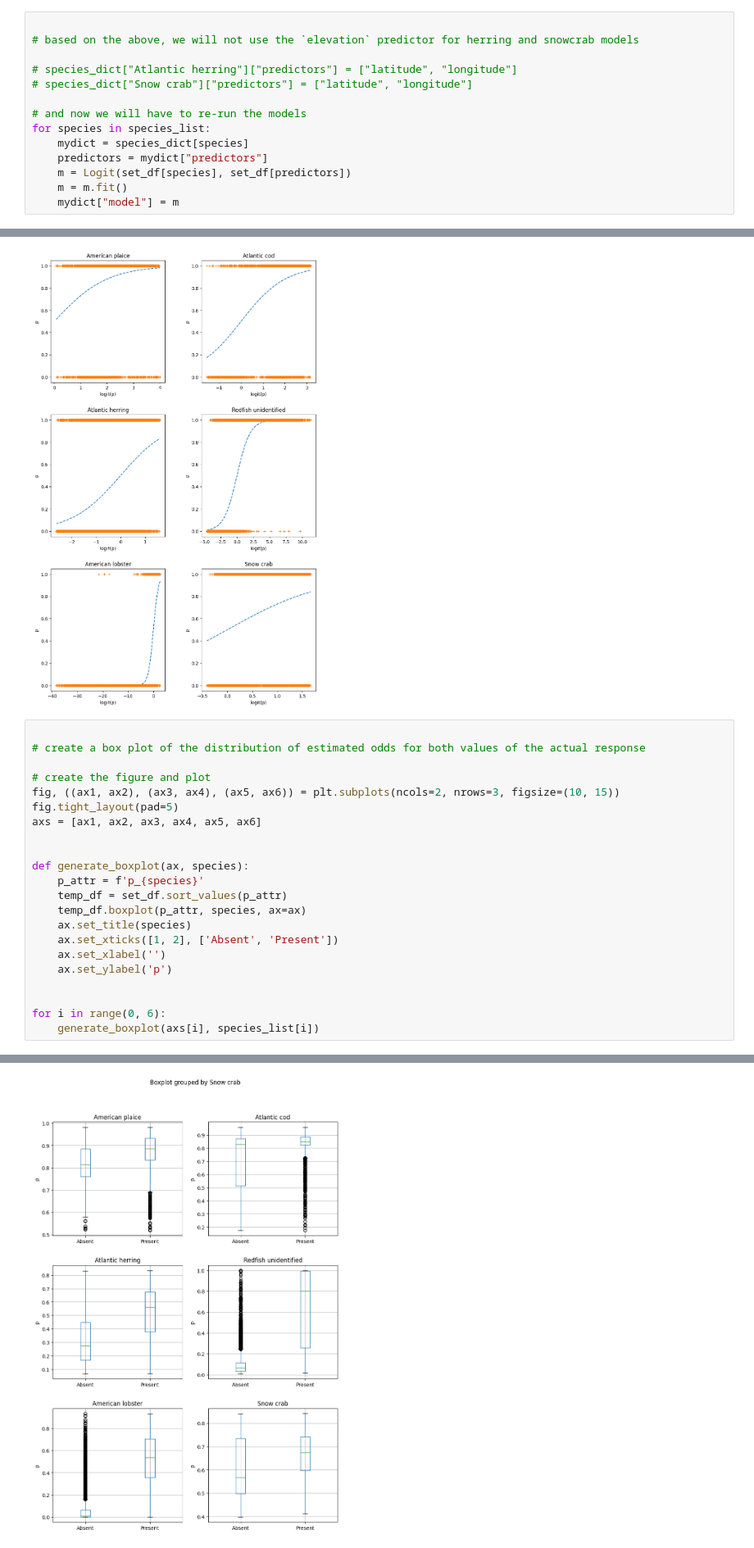
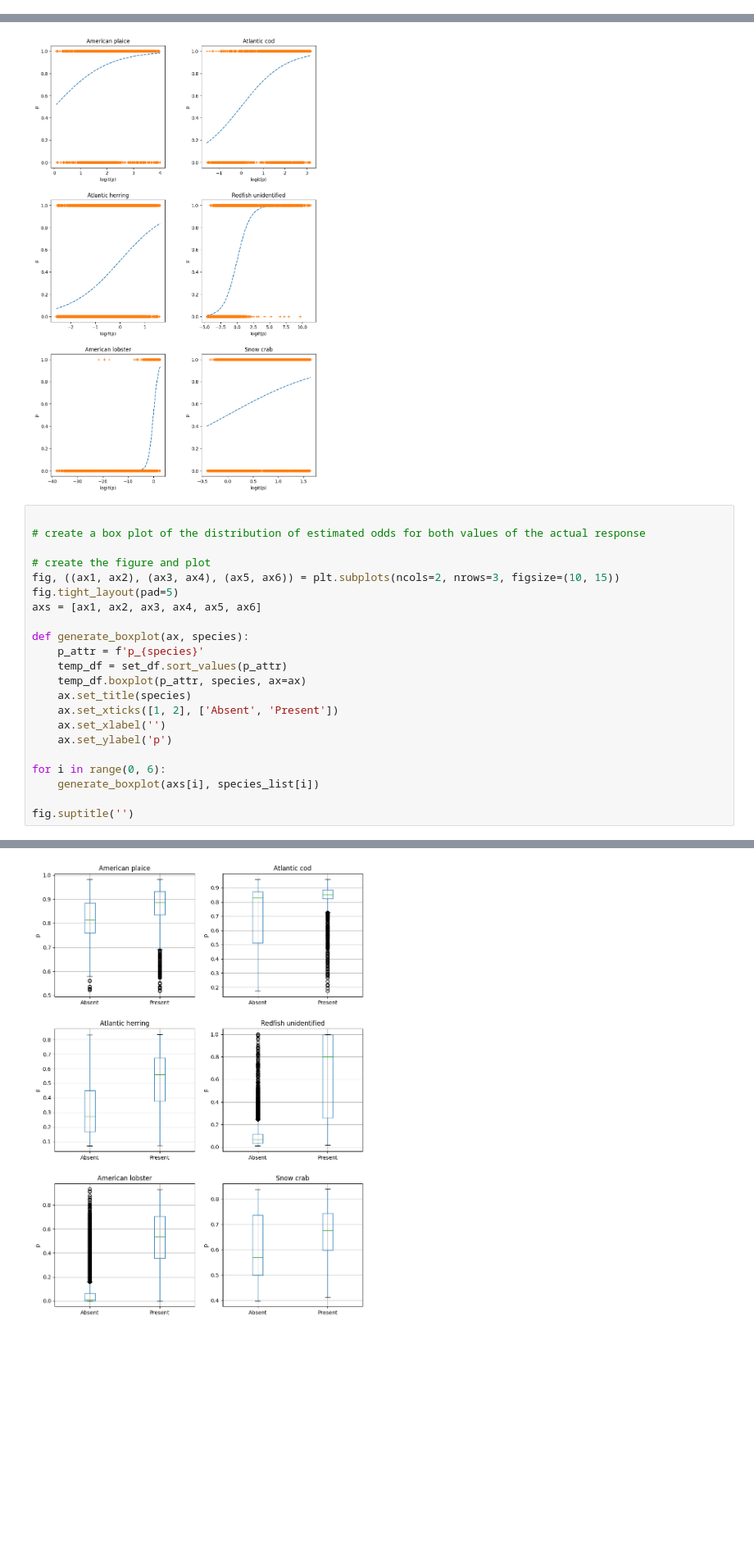
Before and after one commit to davjfish/WatspeedStatsGroupProject, a Jupyter notebook: analysis/Logistic_regression.ipynb, the cells around one changed output, grey strips where cells are left out. Shown at 82% size. Saved outputs shown, nothing was run; the diff lists cells and outputs as text; blank space fills up the shorter version.

```diff
--- a/analysis/Logistic_regression.ipynb
+++ b/analysis/Logistic_regression.ipynb
@@ -118,14 +118,0 @@ param_df
-# %%
-
-# based on the above, we will not use the `elevation` predictor for herring and snowcrab models
-
-# species_dict["Atlantic herring"]["predictors"] = ["latitude", "longitude"]
-# species_dict["Snow crab"]["predictors"] = ["latitude", "longitude"]
-
-# and now we will have to re-run the models
-for species in species_list:
-    mydict = species_dict[species]
-    predictors = mydict["predictors"]
-    m = Logit(set_df[species], set_df[predictors])
-    m = m.fit()
-    mydict["model"] = m
@@ -194,7 +162,6 @@ for i in range(0, 6):
 fig, ((ax1, ax2), (ax3, ax4), (ax5, ax6)) = plt.subplots(ncols=2, nrows=3, figsize=(10, 15))
 fig.tight_layout(pad=5)
 axs = [ax1, ax2, ax3, ax4, ax5, ax6]
-
 
 def generate_boxplot(ax, species):
     p_attr = f'p_{species}'
@@ -205,7 +172,8 @@ def generate_boxplot(ax, species):
     ax.set_xlabel('')
     ax.set_ylabel('p')
 
-
 for i in range(0, 6):
     generate_boxplot(axs[i], species_list[i])
+
+fig.suptitle('')
 # %% [output]
@@ -212,4 +181,4 @@ for i in range(0, 6):
-[figure, old version]
+[figure, new version]
 # %%
 
 # In looking at the above, we can see the distribution of estimated odds for each level of the actual response. For example, it can be noted that in Species like redfish and lobster, the model seems to be doing a very good job in predicting the odds. In lobster, in cases where lobster was absent, the average model odds estimate was close to zero. In other species, the model did not do a good job in explaining this.
```
Also changed, not shown: parts of 11 cells of this notebook.
